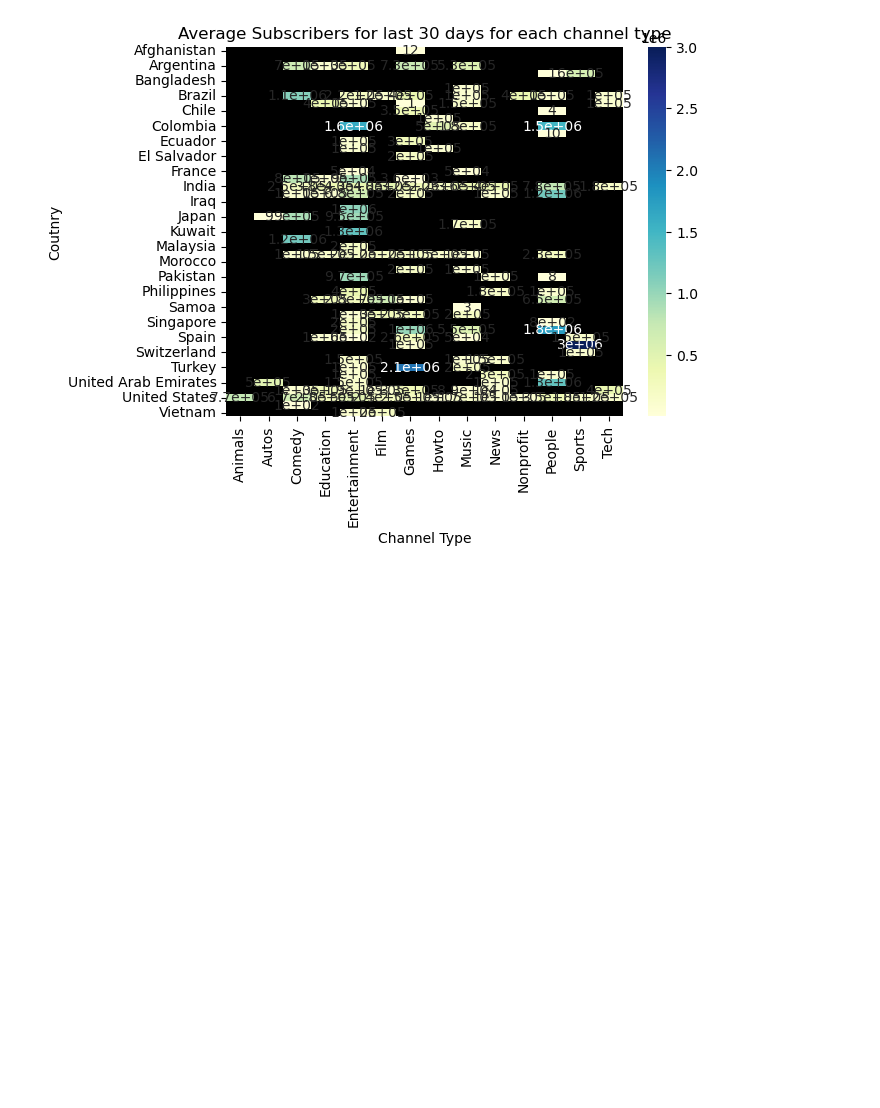
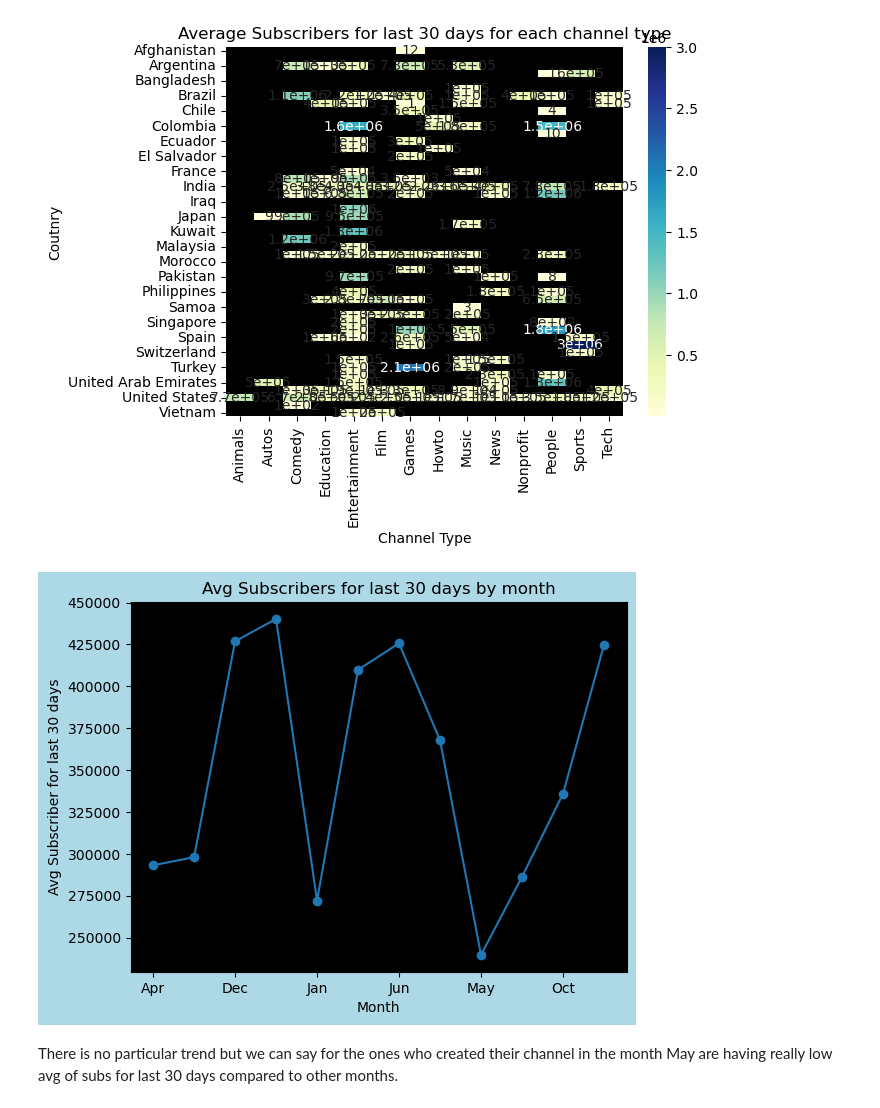
Before and after one commit to parashardevesh/data_analysis_and_ml, a Jupyter notebook: YouTube Statistics/Notebook.ipynb, the cells around one changed output. Cells and saved outputs as stored; diff of their text form; code cells hidden in the pictures; blank space fills up the shorter version.

```diff
--- a/YouTube Statistics/Notebook.ipynb
+++ b/YouTube Statistics/Notebook.ipynb
@@ -530,3 +530,15 @@ plt.ylabel('Coutnry')
 plt.show()
 # %% [output]
 [figure]
+# %%
+#seeing the avg subscribers in last 30 days for channel created by each month
+plt.figure(facecolor='lightblue')
+df.groupby('created_month')['subscribers_for_last_30_days'].mean().plot(kind='line', marker='o')
+plt.title('Avg Subscribers for last 30 days by month')
+plt.xlabel('Month')
+plt.ylabel('Avg Subscriber for last 30 days')
+plt.show()
+# %% [output]
+[figure, added]
+# %% [markdown]
+There is no particular trend but we can say for the ones who created their channel in the month May are having really low avg of subs for last 30 days compared to other months.
```
